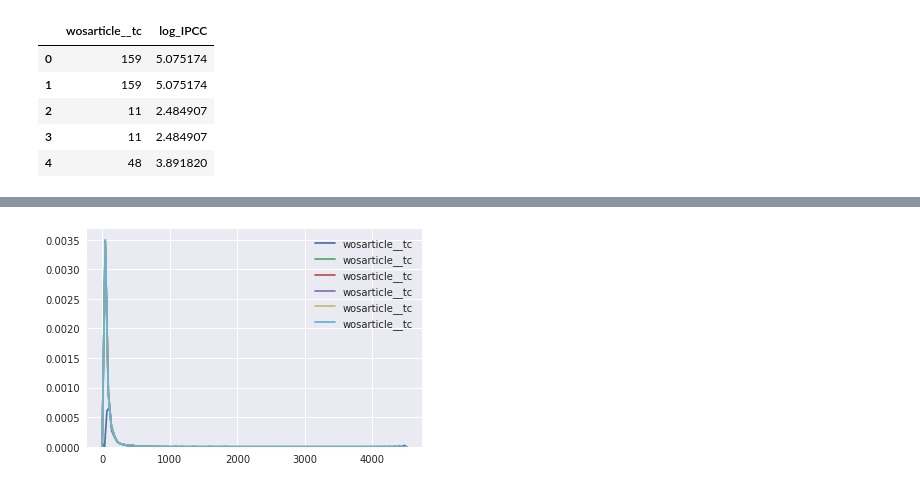
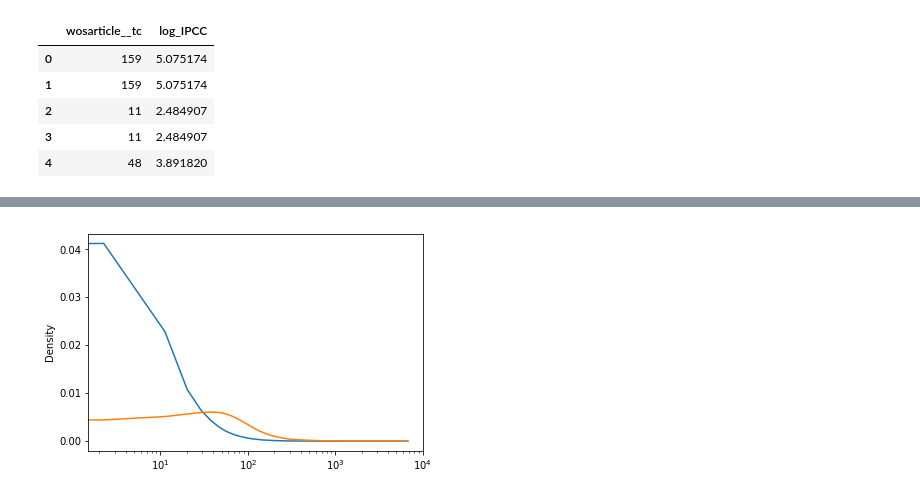
Before and after one commit to mcallaghan/cc-topography, a Jupyter notebook: code/cited_documents.ipynb, the cells around one changed output, grey strips where cells are left out. Cells and saved outputs as stored; diff of their text form; code cells hidden in the pictures.

```diff
--- a/code/cited_documents.ipynb
+++ b/code/cited_documents.ipynb
@@ -115,12 +91,16 @@ plt.show()
-# %%
-import seaborn as sns; sns.set(color_codes=True)
-
-fig = plt.figure()
-
-for k in ["gau" , "cos" , "biw" ,"epa" , "tri" , "triw"]:
-    ax = fig.add_subplot()
-    sns.kdeplot(tcs['wosarticle__tc'],kernel=k,ax=ax)
-
-plt.show()
-# %% [output]
-[figure, removed]
+# %%
+from matplotlib import transforms
+
+# first of all, the base transformation of the data points is needed
+base = plt.gca().transData
+rot = transforms.Affine2D().rotate_deg(90)
+
+tcs['wosarticle__tc'].plot.density()#transform = rot + base)
+
+iptcs['wosarticle__tc'].plot.density()#transform = rot + base)
+
+plt.xscale('log')
+
+plt.show()
+# %% [output]
+[figure, added]
```
Also changed, not shown: parts of 11 cells of this notebook, 5 other files.
